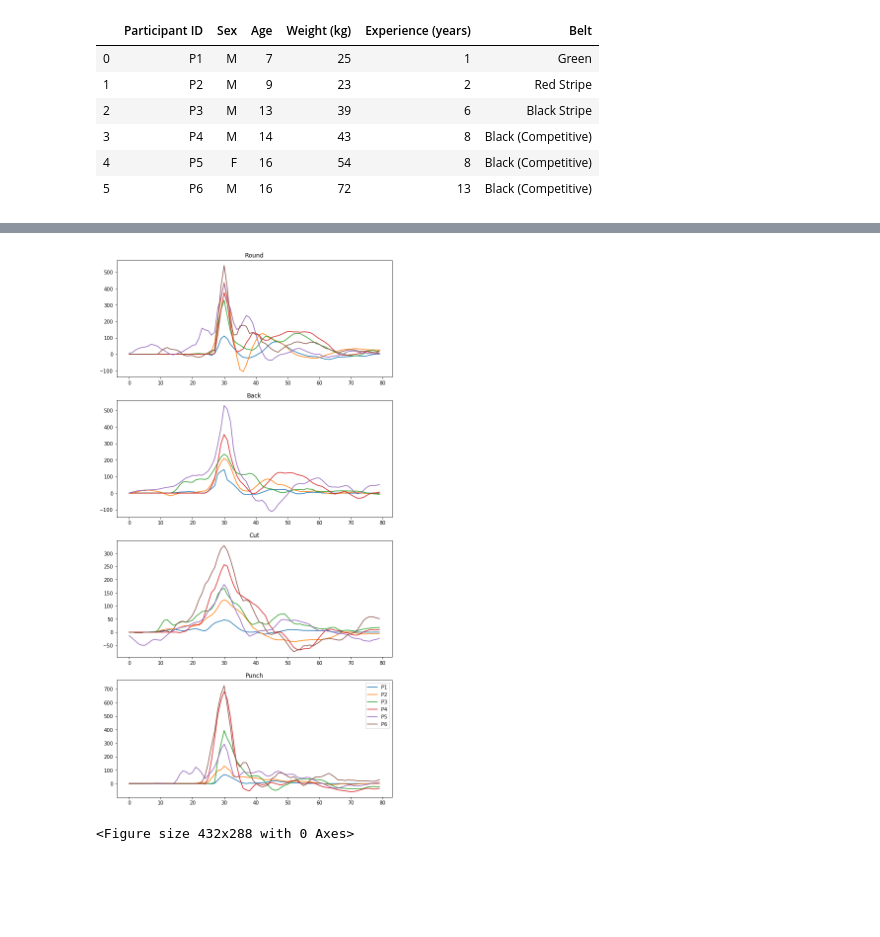
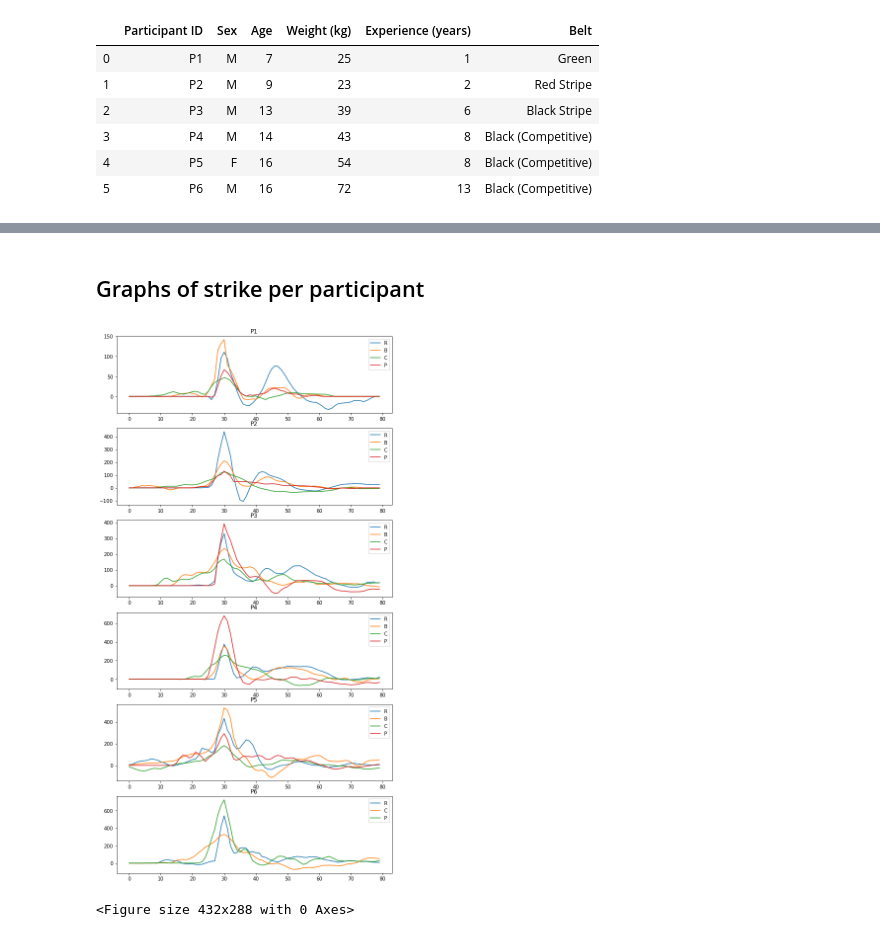
Before and after one commit to ta-data-bcn/Project-Week-8-Final-Project, a Jupyter notebook: your-project/main.ipynb, the cells around one changed output, grey strips where cells are left out. Saved outputs shown, nothing was run; the diff lists cells and outputs as text; code cells hidden in the pictures; blank space fills up the shorter version.

```diff
--- a/your-project/main.ipynb
+++ b/your-project/main.ipynb
@@ -236,6 +236,7 @@ We converted a (4749, 115) dataset into a (80,115) dataset.
 # %% [markdown]
 ### Plotting the maximums of every series
 # %%
-plt.plot(clean_data.iloc[30, :])
+maxs = clean_data.iloc[30, :].tolist()
+plt.plot(maxs)
 # %% [output]
 [<matplotlib.lines.Line2D at 0x...>]
@@ -242,0 +260,4 @@ plt.plot(clean_data.iloc[30, :])
+# %%
+i= 3
+j = 2
+list_of_person_per_kick[0]
@@ -310,15 +378,15 @@ TypeError: 'RangeIndex' object is not callable
 # %%
-values = ['Round', 'Back', 'Cut', 'Punch']
-fig, ax = plt.subplots(4, 1, figsize = (10,20))
+strikes = ['Round', 'Back', 'Cut', 'Punch']
+graphs = len(strikes)
+fig, ax = plt.subplots(graphs, 1, figsize = (10,20))
 
-for j in range(4):
-    for i in data_means.columns:
-        if i.endswith(values[j][0]):
+for j in range(graphs):
+    for i in list(data_means.columns):
+        if i.endswith(strikes[j][0]):
             ax[j].plot(data_means.loc[:,i], label = i[:2])
-    ax[j].set_title(values[j])
-plt.legend()
-
-
+            ax[j].set_title(strikes[j])
+            ax[j].legend()
+plt.savefig('figures/participant_strike.png')
 plt.show()
 plt.clf()
 # %% [output]
@@ -326,23 +394,21 @@ plt.clf()
 <Figure size 432x288 with 0 Axes>
+# %% [markdown]
+## Graphs of strike per participant
 # %%
-values = ['Round', 'Back', 'Cut', 'Punch']
-fig, ax = plt.subplots(4, 1, figsize = (10,20))
+values = list_of_people['Participant ID'].tolist()
+graphs = len(values)
+fig, ax = plt.subplots(graphs, 1, figsize = (10,20))
 
-for j in range(4):
+for j in range(graphs):
     for i in data_means.columns:
-        if i.endswith(values[j][0]):
-            ax[j].plot(data_means.loc[:,i], label = i[:2])
+        if i.startswith(values[j]):
+            ax[j].plot(data_means.loc[:,i], label = i[3])
     ax[j].set_title(values[j])
-    ymax = max(y)
-    xpos = y.index(ymax)
-    xmax = x[xpos]
-    ax.annotate('local max', xy=(xmax, ymax), xytext=(xmax, ymax+5),
-            arrowprops=dict(facecolor='black', shrink=0.05),)
-plt.legend()
+    ax[j].legend()
 
-
+plt.savefig('figures/strike_participant.png')
 plt.show()
 plt.clf()
 # %% [output]
-[figure, old version]
+[figure, new version]
 <Figure size 432x288 with 0 Axes>
```
Also changed, not shown: parts of 12 cells of this notebook, 4 other files.
